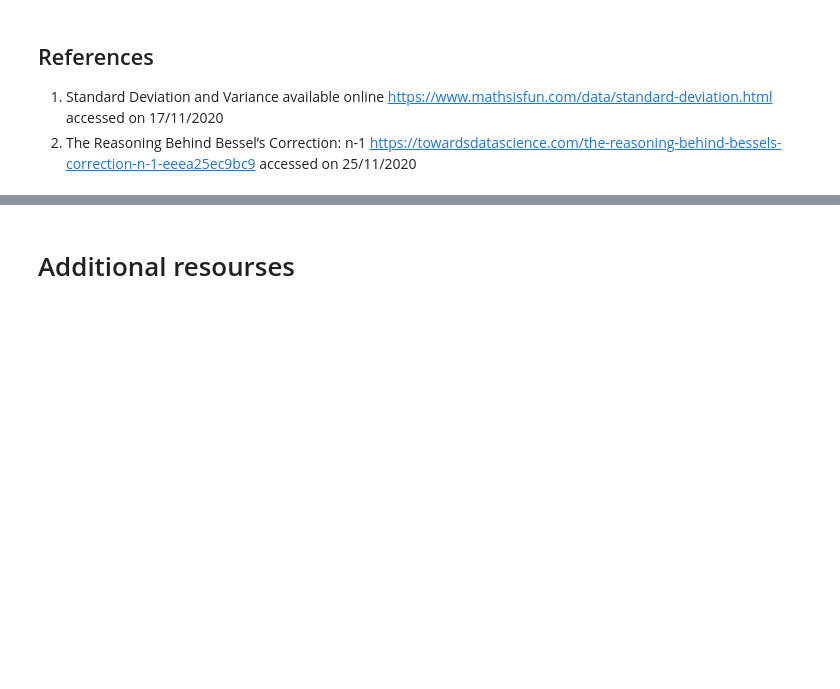
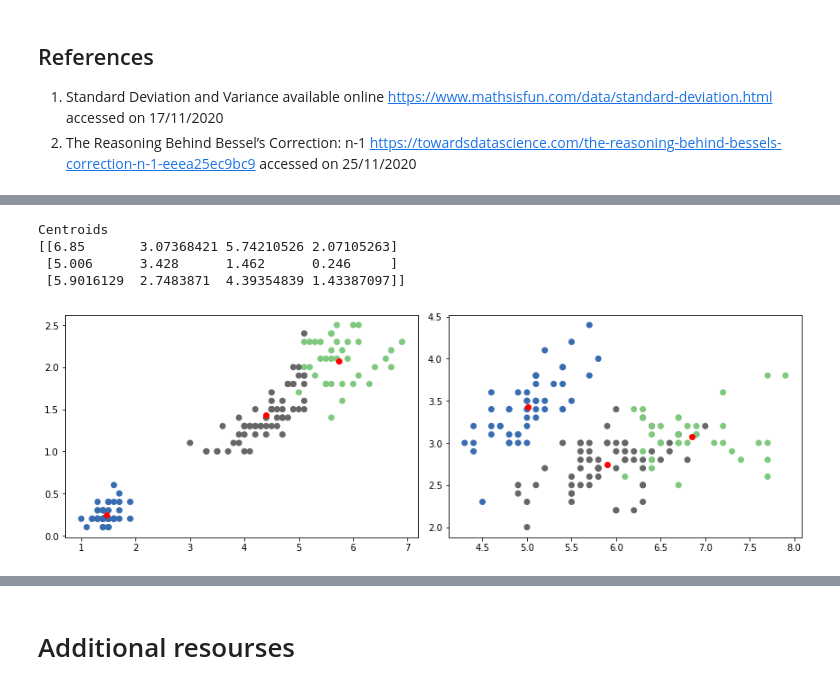
Before and after one commit to Freeha-S/Tasks-2020, a Jupyter notebook: task-2020.ipynb, the cells around one changed output, grey strips where cells are left out. Saved outputs shown, nothing was run; the diff lists cells and outputs as text; code cells hidden in the pictures; blank space fills up the shorter version.

```diff
--- a/task-2020.ipynb
+++ b/task-2020.ipynb
@@ -763,0 +851,4 @@ np.std(a,ddof=1)
+# %%
+kmeans=KMeans(n_clusters=3)
+# %%
+KMmodel=kmeans.fit(iris.data)
@@ -763,0 +865,21 @@ np.std(a,ddof=1)
+# %%
+print('Centroids')
+print(KMmodel.cluster_centers_)
+# %% [output]
+Centroids
+[[6.85       3.07368421 5.74210526 2.07105263]
+ [5.006      3.428      1.462      0.246     ]
+ [5.9016129  2.7483871  4.39354839 1.43387097]]
+# %%
+fig, axes = plt.subplots(nrows=1, ncols=2, figsize=(12, 4))
+axes[0].plot(KMmodel.cluster_centers_[:, 2], KMmodel.cluster_centers_[:, 3], 'ro')
+axes[0].scatter(df.iloc[:,2], df.iloc[:,3], c=KMmodel.labels_, cmap='Accent')
+
+
+axes[1].plot(KMmodel.cluster_centers_[:, 0], KMmodel.cluster_centers_[:, 1], 'ro')
+axes[1].scatter(df.iloc[:,0], df.iloc[:,1], c=KMmodel.labels_, cmap='Accent')
+
+
+fig.tight_layout()
+# %% [output]
+[figure, added]
```
Also changed, not shown: parts of 45 cells of this notebook, 1 other file.
